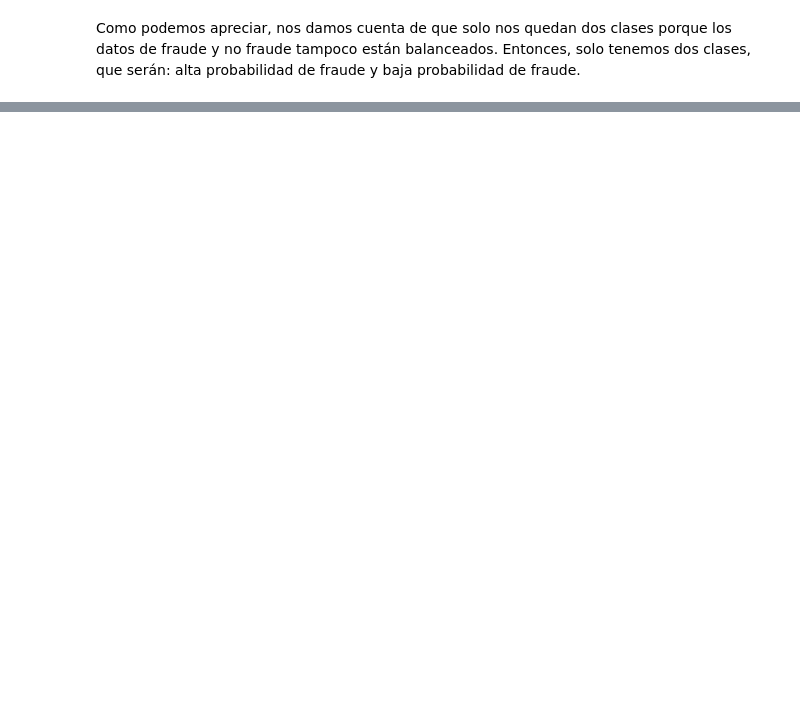
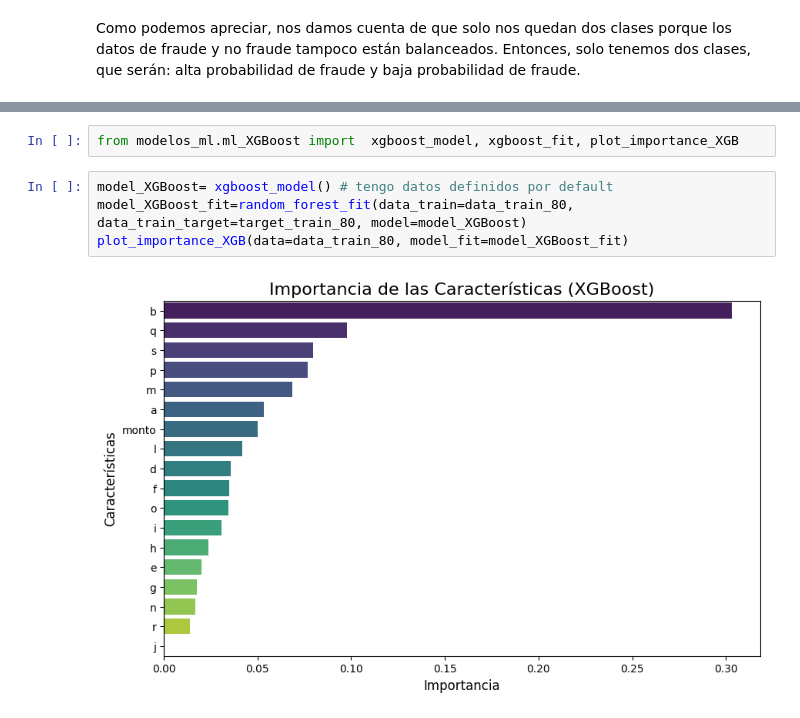
Before and after one commit to awitadelulo/Final_machine_learning_bc, a Jupyter notebook: Final_machine_learning_jhonatan.ipynb, the cells around one changed output, grey strips where cells are left out. Cells and saved outputs as stored; diff of their text form; blank space fills up the shorter version.

```diff
--- a/Final_machine_learning_jhonatan.ipynb
+++ b/Final_machine_learning_jhonatan.ipynb
@@ -512,0 +678,8 @@ Como podemos apreciar, nos damos cuenta de que solo nos quedan dos clases porque
+# %%
+from modelos_ml.ml_XGBoost import  xgboost_model, xgboost_fit, plot_importance_XGB
+# %%
+model_XGBoost= xgboost_model() # tengo datos definidos por default
+model_XGBoost_fit=random_forest_fit(data_train=data_train_80, data_train_target=target_train_80, model=model_XGBoost)
+plot_importance_XGB(data=data_train_80, model_fit=model_XGBoost_fit)
+# %% [output]
+[figure, added]
```
Also changed, not shown: parts of 30 cells of this notebook, 7 other files.
